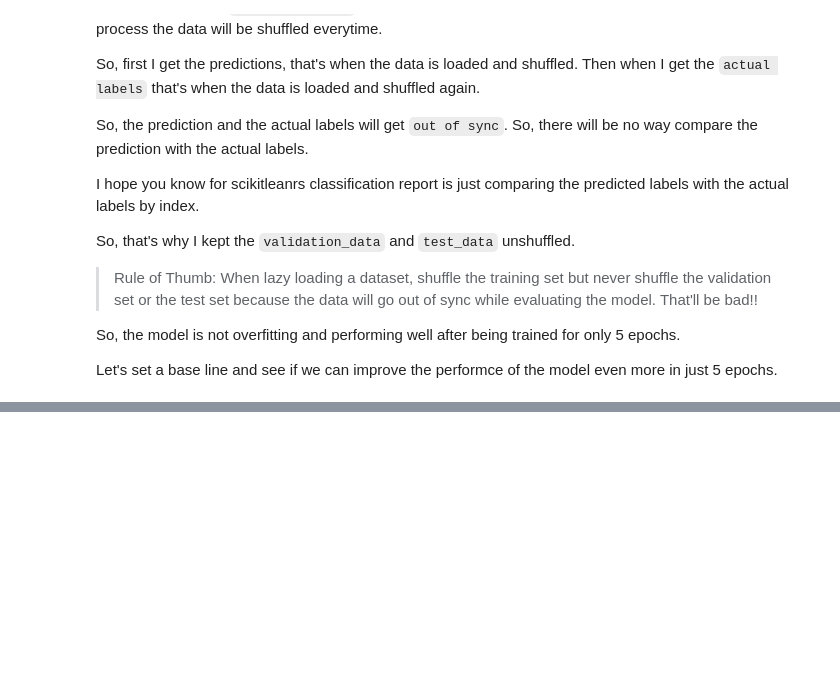
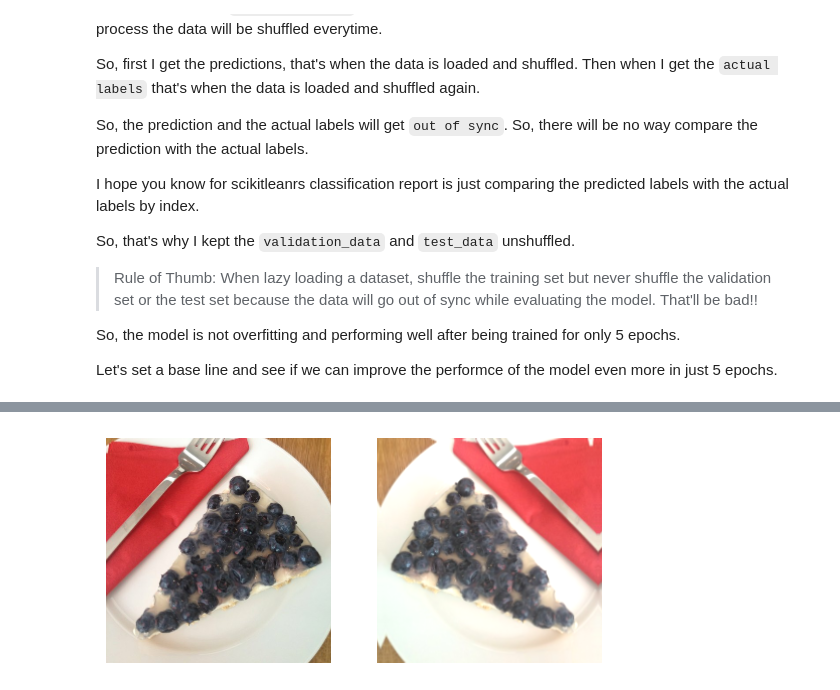
Before and after one commit to RishatTalukder/Deep_Learning_With_Tensorflow, a Jupyter notebook: 4_Convolutional_Neural_network/1_CNN.ipynb, the cells around one changed output, grey strips where cells are left out. Saved outputs shown, nothing was run; the diff lists cells and outputs as text; code cells hidden in the pictures; blank space fills up the shorter version.

```diff
--- a/4_Convolutional_Neural_network/1_CNN.ipynb
+++ b/4_Convolutional_Neural_network/1_CNN.ipynb
@@ -1158,0 +1202,21 @@ And many more. But only when you are trying to improve the performance of a conv
+# %%
+augmentation_pipeline = tf.keras.Sequential([
+    layers.RandomFlip("horizontal"),
+    layers.RandomRotation(factor=0.15, fill_mode="reflect"),
+    layers.RandomZoom(height_factor=0.1, width_factor=0.1),
+    layers.RandomBrightness(factor=0.2)
+])
+# %%
+images, labels = training_dataset.as_numpy_iterator().next()
+
+ind = random.randint(0, len(images)-1)
+
+plt.subplot(1,2,1)
+plt.imshow(images[ind]/255)
+plt.axis('off')
+plt.subplot(1,2,2)
+plt.imshow(augmentation_pipeline(images[ind])/255)
+plt.axis('off')
+plt.show()
+# %% [output]
+[figure, added]
```
Also changed, not shown: parts of 31 cells of this notebook, 1 other file.
